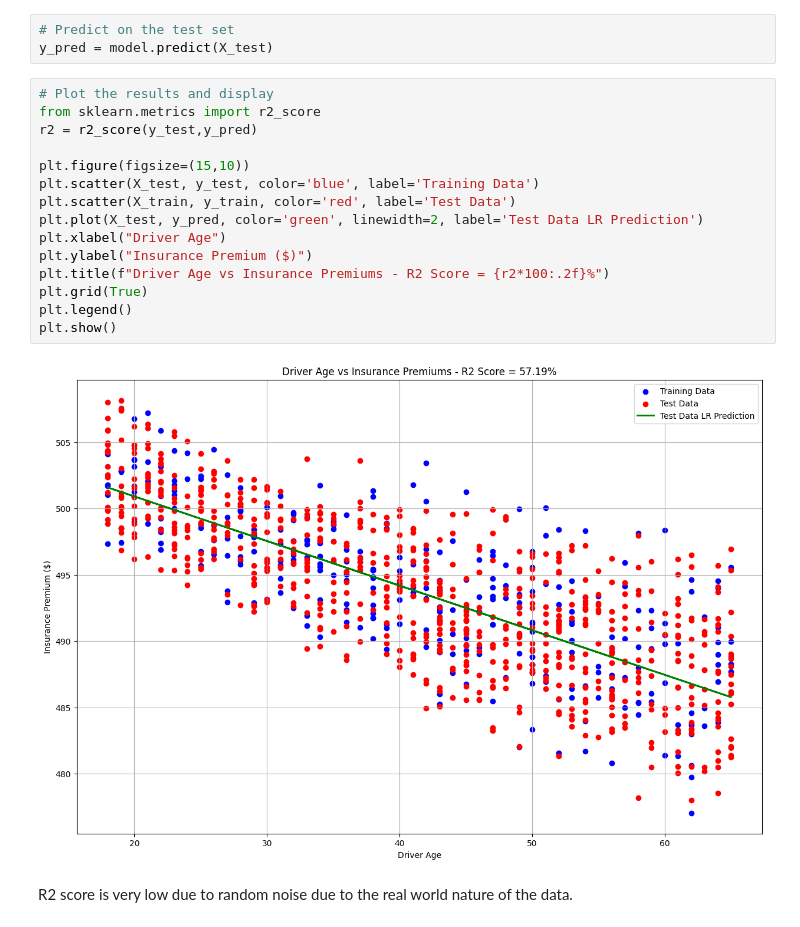
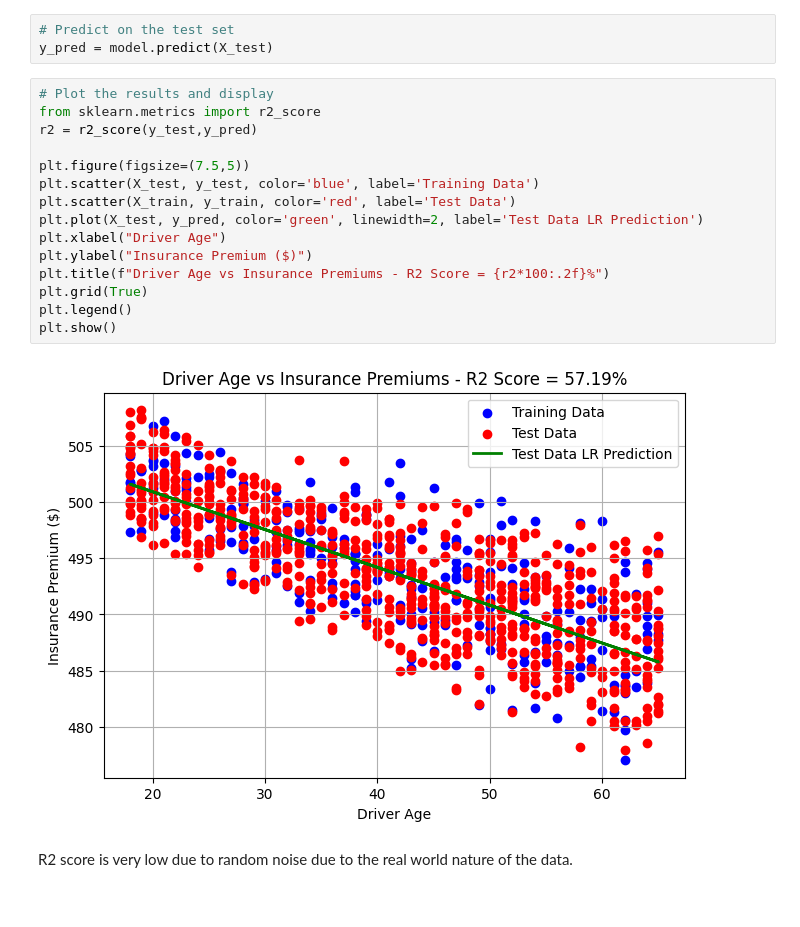
Before and after one commit to tamasfried/CarInsuranceMLProject, a Jupyter notebook: car_insurance.ipynb, the cells around one changed output. Drawn from its saved outputs; the diff is of its cells as text.

```diff
--- a/car_insurance.ipynb
+++ b/car_insurance.ipynb
@@ -163,20 +163,20 @@ y_pred = model.predict(X_test)
 # %%
 # Plot the results and display
 from sklearn.metrics import r2_score
 r2 = r2_score(y_test,y_pred)
 
-plt.figure(figsize=(15,10))
+plt.figure(figsize=(7.5,5))
 plt.scatter(X_test, y_test, color='blue', label='Training Data')
 plt.scatter(X_train, y_train, color='red', label='Test Data')
 plt.plot(X_test, y_pred, color='green', linewidth=2, label='Test Data LR Prediction')
 plt.xlabel("Driver Age")
 plt.ylabel("Insurance Premium ($)")
 plt.title(f"Driver Age vs Insurance Premiums - R2 Score = {r2*100:.2f}%")
 plt.grid(True)
 plt.legend()
 plt.show()
 # %% [output]
-[figure, old version]
+[figure, new version]
 # %% [markdown]
 R2 score is very low due to random noise due to the real world nature of the data.
 # %% [markdown]
```
Also changed, not shown: parts of 1 cell of this notebook, 9 other files.
